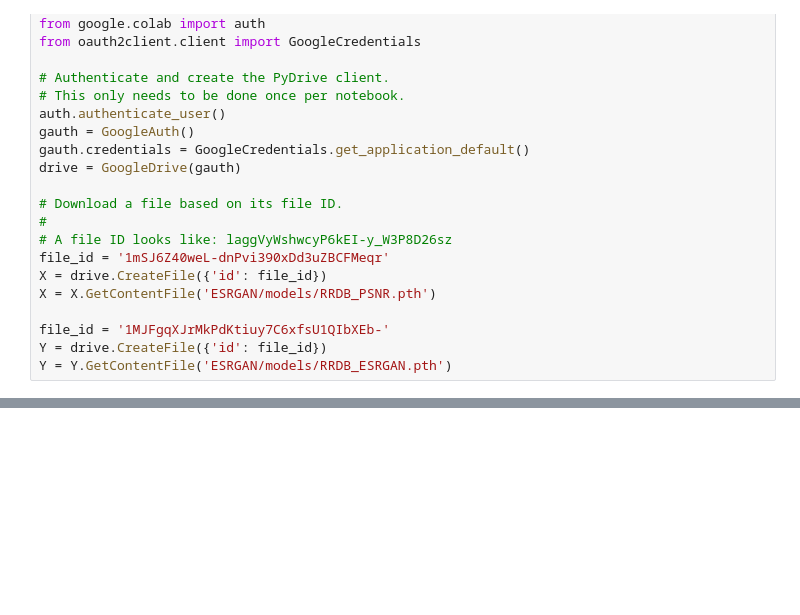
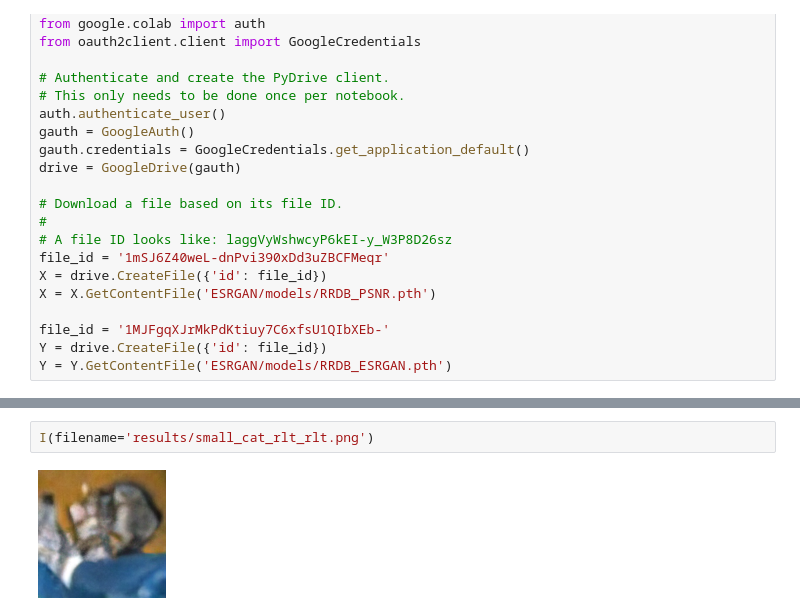
Before and after one commit to amitrege/NNCompress, a Jupyter notebook: SuperRes.ipynb, the cells around one changed output, grey strips where cells are left out. Drawn from its saved outputs; the diff is of its cells as text; blank space fills up the shorter version.

```diff
--- a/SuperRes.ipynb
+++ b/SuperRes.ipynb
@@ -41,0 +221,4 @@ Y = Y.GetContentFile('ESRGAN/models/RRDB_ESRGAN.pth')
+# %%
+I(filename='results/small_cat_rlt_rlt.png')
+# %% [output]
+[figure, added]
```
Also changed, not shown: parts of 18 cells of this notebook.
